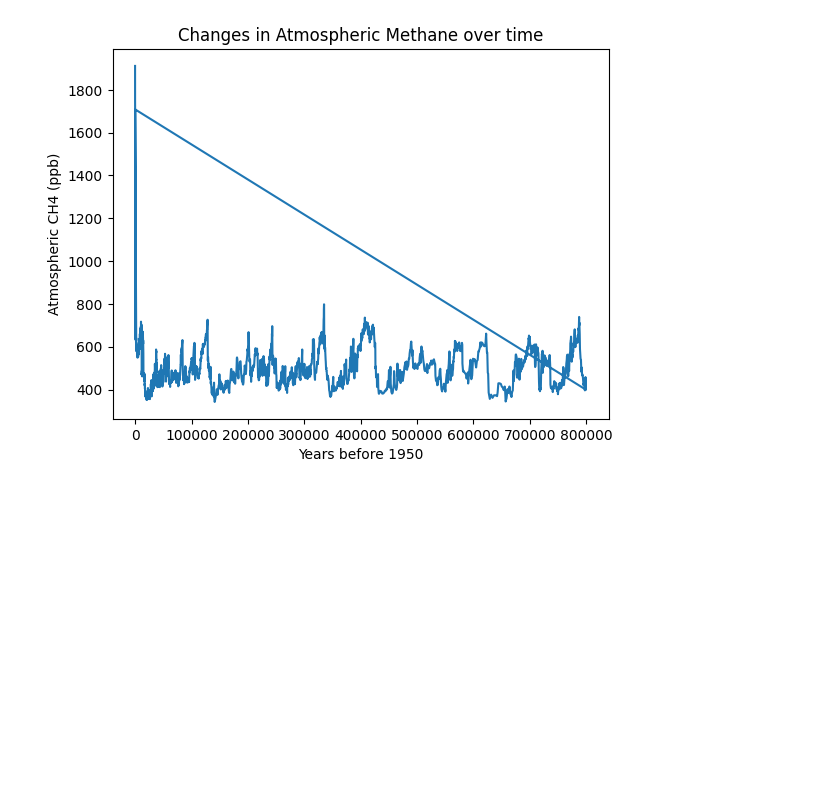
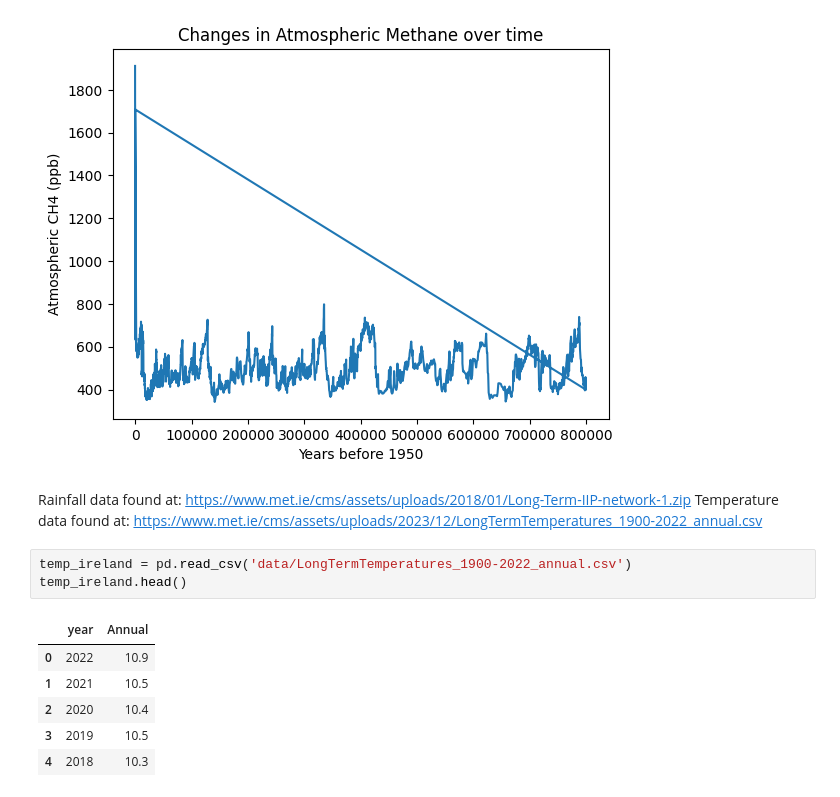
Before and after one commit to tomdbrophy/prog_data_analysis_assessment_2, a Jupyter notebook: project2.ipynb, the cells around one changed output. Saved outputs shown, nothing was run; the diff lists cells and outputs as text; blank space fills up the shorter version.

```diff
--- a/project2.ipynb
+++ b/project2.ipynb
@@ -183,3 +183,16 @@ plt.ylabel('Atmospheric CH4 (ppb)')
 # %% [output]
 Text(0, 0.5, 'Atmospheric CH4 (ppb)')
 [figure]
+# %% [markdown]
+Rainfall data found at: https://www.met.ie/cms/assets/uploads/2018/01/Long-Term-IIP-network-1.zip
+Temperature data found at: https://www.met.ie/cms/assets/uploads/2023/12/LongTermTemperatures_1900-2022_annual.csv
+# %%
+temp_ireland = pd.read_csv('data/LongTermTemperatures_1900-2022_annual.csv')
+temp_ireland.head()
+# %% [output]
+|  | year | Annual |
+| 0 | 2022 | 10.9 |
+| 1 | 2021 | 10.5 |
+| 2 | 2020 | 10.4 |
+| 3 | 2019 | 10.5 |
+| 4 | 2018 | 10.3 |
```
Also changed, not shown: parts of 2 cells of this notebook, 2 other files.
